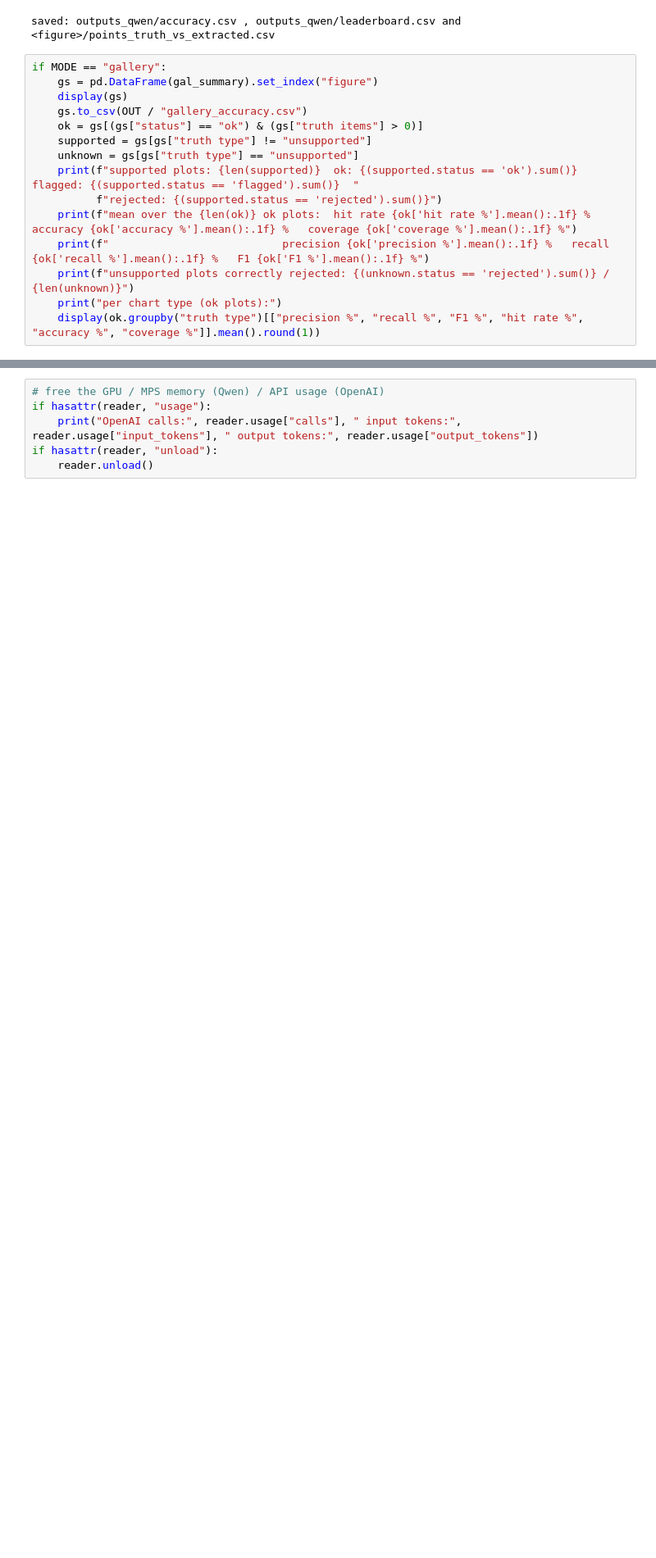
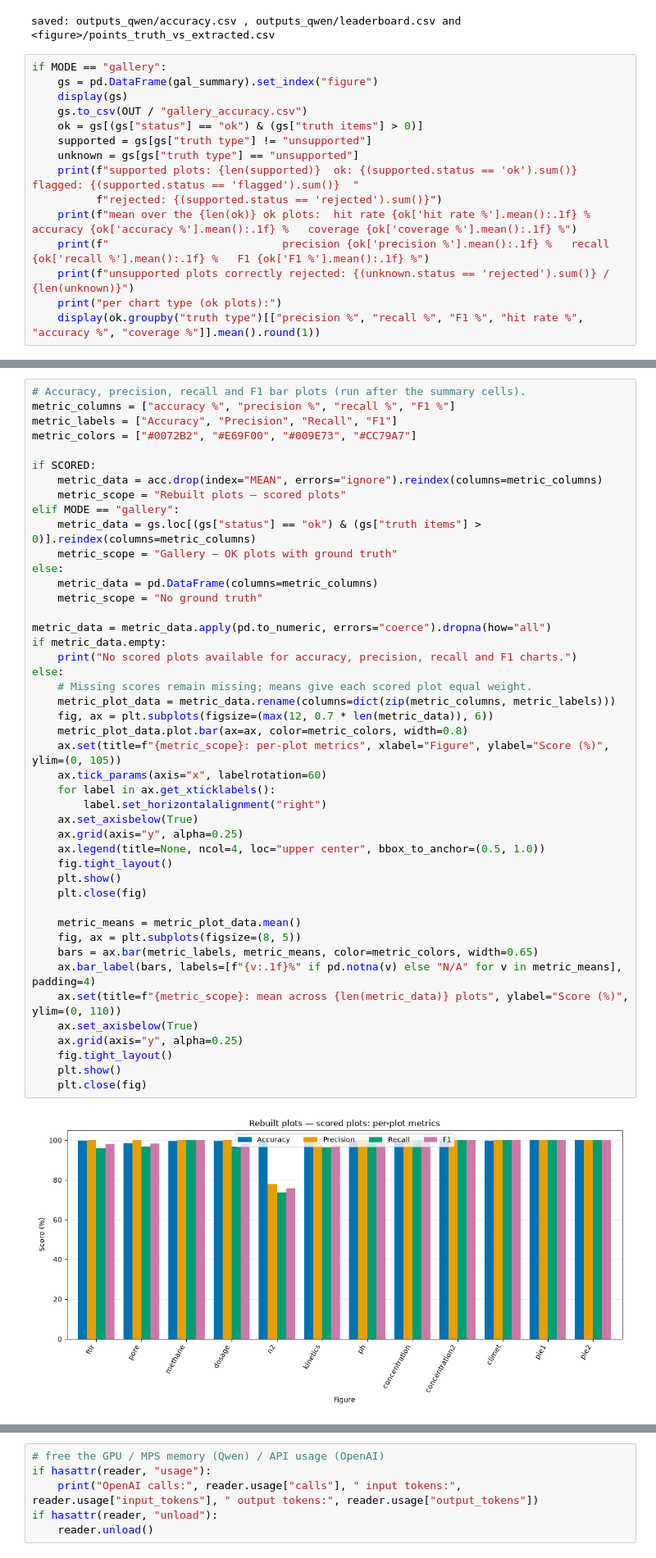
Before and after one commit to mhreza-ruet/steps-knowledge-hub, a Jupyter notebook: 2026/My_code/step05_extraction/03_auto_vlm_digitization/Auto_VLM_Digitization.ipynb, the cells around one changed output, grey strips where cells are left out. Shown at 82% size. Drawn from its saved outputs; the diff is of its cells as text; blank space fills up the shorter version.

```diff
--- a/2026/My_code/step05_extraction/03_auto_vlm_digitization/Auto_VLM_Digitization.ipynb
+++ b/2026/My_code/step05_extraction/03_auto_vlm_digitization/Auto_VLM_Digitization.ipynb
@@ -466,0 +470,47 @@ if MODE == "gallery":
+# %%
+# Accuracy, precision, recall and F1 bar plots (run after the summary cells).
+metric_columns = ["accuracy %", "precision %", "recall %", "F1 %"]
+metric_labels = ["Accuracy", "Precision", "Recall", "F1"]
+metric_colors = ["#0072B2", "#E69F00", "#009E73", "#CC79A7"]
+
+if SCORED:
+    metric_data = acc.drop(index="MEAN", errors="ignore").reindex(columns=metric_columns)
+    metric_scope = "Rebuilt plots — scored plots"
+elif MODE == "gallery":
+    metric_data = gs.loc[(gs["status"] == "ok") & (gs["truth items"] > 0)].reindex(columns=metric_columns)
+    metric_scope = "Gallery — OK plots with ground truth"
+else:
+    metric_data = pd.DataFrame(columns=metric_columns)
+    metric_scope = "No ground truth"
+
+metric_data = metric_data.apply(pd.to_numeric, errors="coerce").dropna(how="all")
+if metric_data.empty:
+    print("No scored plots available for accuracy, precision, recall and F1 charts.")
+else:
+    # Missing scores remain missing; means give each scored plot equal weight.
+    metric_plot_data = metric_data.rename(columns=dict(zip(metric_columns, metric_labels)))
+    fig, ax = plt.subplots(figsize=(max(12, 0.7 * len(metric_data)), 6))
+    metric_plot_data.plot.bar(ax=ax, color=metric_colors, width=0.8)
+    ax.set(title=f"{metric_scope}: per-plot metrics", xlabel="Figure", ylabel="Score (%)", ylim=(0, 105))
+    ax.tick_params(axis="x", labelrotation=60)
+    for label in ax.get_xticklabels():
+        label.set_horizontalalignment("right")
+    ax.set_axisbelow(True)
+    ax.grid(axis="y", alpha=0.25)
+    ax.legend(title=None, ncol=4, loc="upper center", bbox_to_anchor=(0.5, 1.0))
+    fig.tight_layout()
+    plt.show()
+    plt.close(fig)
+
+    metric_means = metric_plot_data.mean()
+    fig, ax = plt.subplots(figsize=(8, 5))
+    bars = ax.bar(metric_labels, metric_means, color=metric_colors, width=0.65)
+    ax.bar_label(bars, labels=[f"{v:.1f}%" if pd.notna(v) else "N/A" for v in metric_means], padding=4)
+    ax.set(title=f"{metric_scope}: mean across {len(metric_data)} plots", ylabel="Score (%)", ylim=(0, 110))
+    ax.set_axisbelow(True)
+    ax.grid(axis="y", alpha=0.25)
+    fig.tight_layout()
+    plt.show()
+    plt.close(fig)
+# %% [output]
+[figure, added]
```
Also changed, not shown: parts of 2 cells of this notebook, 24 other files.
